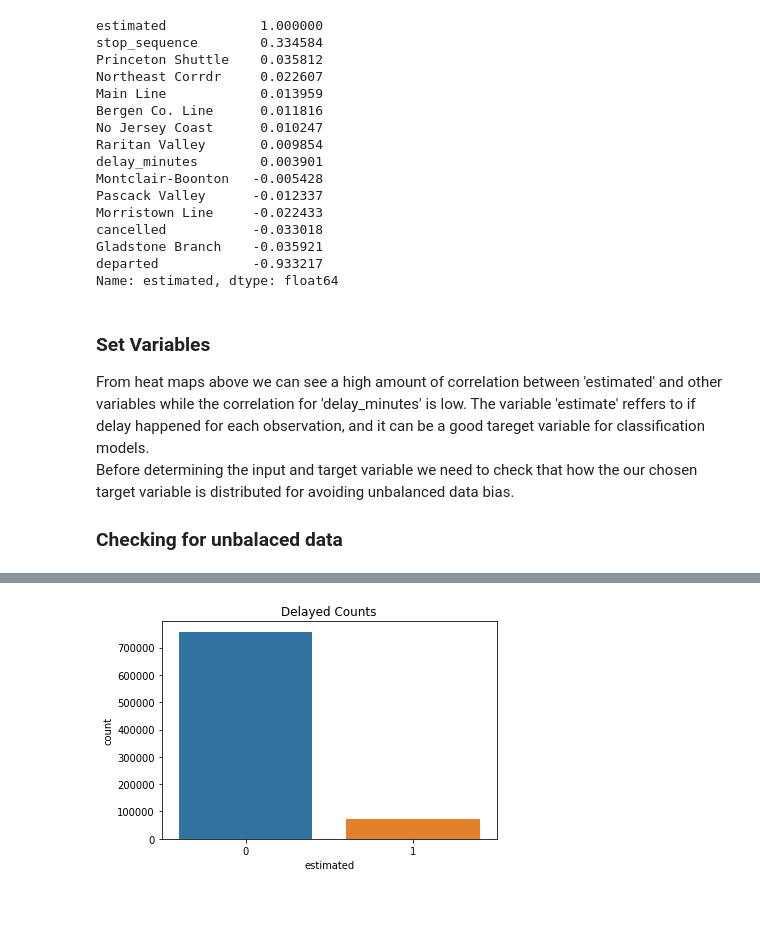
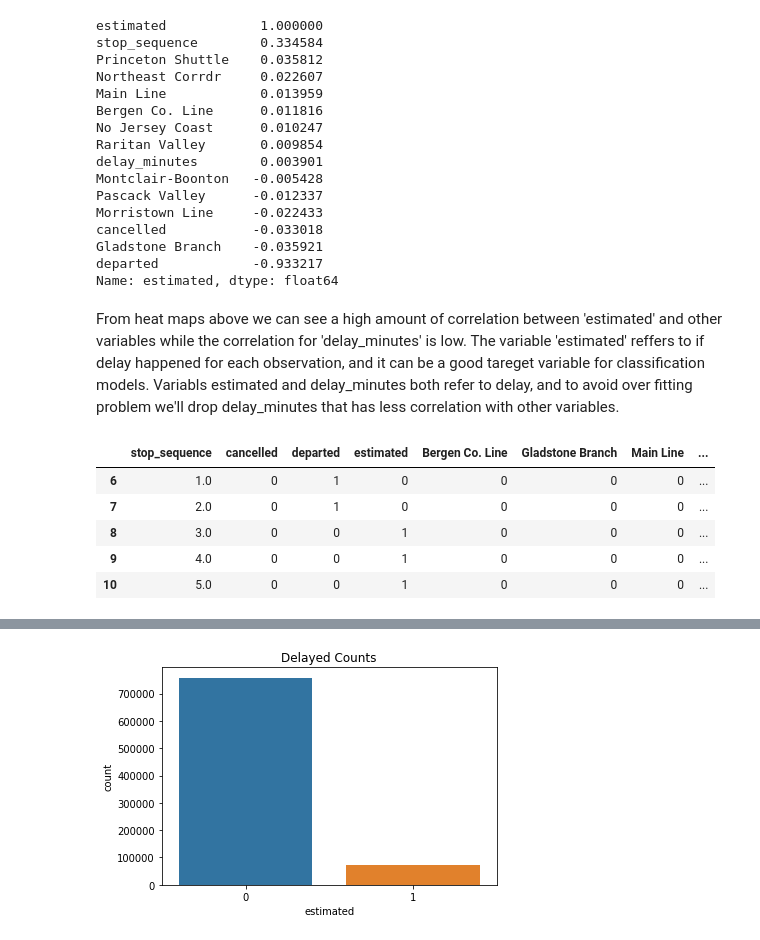
Before and after one commit to fazel74/Thinkful, a Jupyter notebook: 34.Capstone3-Unsupervised-Learning.ipynb, the cells around one changed output, grey strips where cells are left out. Saved outputs shown, nothing was run; the diff lists cells and outputs as text; code cells hidden in the pictures; blank space fills up the shorter version.

```diff
--- a/34.Capstone3-Unsupervised-Learning.ipynb
+++ b/34.Capstone3-Unsupervised-Learning.ipynb
@@ -481,7 +481,15 @@ Gladstone Branch    -0.035921
 departed            -0.933217
 Name: estimated, dtype: float64
 # %% [markdown]
-### Set Variables
-From heat maps above we can see a high amount of correlation between 'estimated' and other variables while the correlation for 'delay_minutes' is low. The variable 'estimate' reffers to if delay happened for each observation, and it can be a good tareget variable for classification models.
-<br> Before determining the input and target variable we need to check that how the our chosen target variable is distributed for avoiding unbalanced data bias.
-### Checking for unbalaced data
+From heat maps above we can see a high amount of correlation between 'estimated' and other variables while the correlation for 'delay_minutes' is low. The variable 'estimated' reffers to if delay happened for each observation, and it can be a good tareget variable for classification models. Variabls estimated and delay_minutes both refer to delay, and to avoid over fitting problem we'll drop delay_minutes that has less correlation with other variables.
+# %%
+# drop delay_minutes for supervised learning models to avoid overfitting
+df_2019_s = df_2019.drop(columns=['delay_minutes'], axis=1)
+df_2019_s.head()
+# %% [output]
+|  | stop_sequence | cancelled | departed | estimated | Bergen Co. Line | Gladstone Branch | Main Line | ... |
+| 6 | 1.0 | 0 | 1 | 0 | 0 | 0 | 0 | ... |
+| 7 | 2.0 | 0 | 1 | 0 | 0 | 0 | 0 | ... |
+| 8 | 3.0 | 0 | 0 | 1 | 0 | 0 | 0 | ... |
+| 9 | 4.0 | 0 | 0 | 1 | 0 | 0 | 0 | ... |
+| 10 | 5.0 | 0 | 0 | 1 | 0 | 0 | 0 | ... |
```
Also changed, not shown: parts of 34 cells of this notebook.
